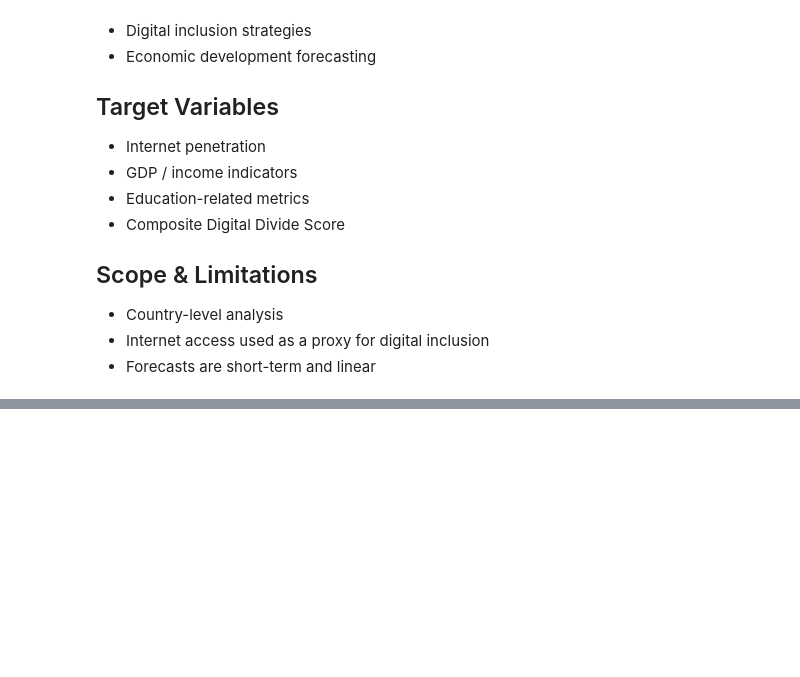
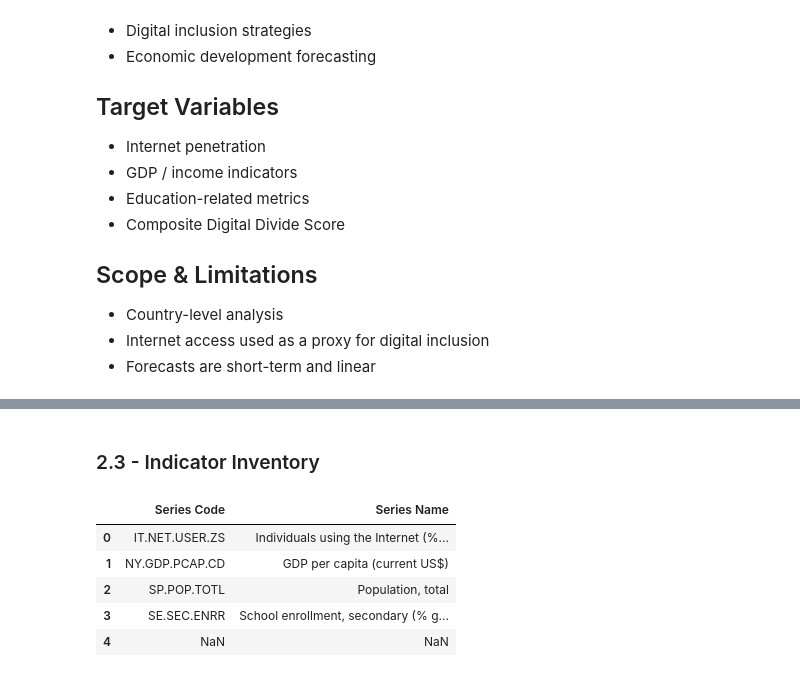
Before and after one commit to Comrade-1729/EDA_MLOPS-Portfolio, a Jupyter notebook: notebooks/03_economic_digital_divide_eda.ipynb, the cells around one changed output, grey strips where cells are left out. Saved outputs shown, nothing was run; the diff lists cells and outputs as text; code cells hidden in the pictures; blank space fills up the shorter version.

```diff
--- a/notebooks/03_economic_digital_divide_eda.ipynb
+++ b/notebooks/03_economic_digital_divide_eda.ipynb
@@ -42,0 +177,17 @@ Current working directory: d:\def_main\Code\MyProjects\eda-mlops-portfolio
+# %% [markdown]
+### 2.3 - Indicator Inventory
+# %%
+indicator_inventory = (
+    df[["Series Code", "Series Name"]]
+    .drop_duplicates()
+    .reset_index(drop=True)
+)
+
+indicator_inventory
+# %% [output]
+|  | Series Code | Series Name |
+| 0 | IT.NET.USER.ZS | Individuals using the Internet (%... |
+| 1 | NY.GDP.PCAP.CD | GDP per capita (current US$) |
+| 2 | SP.POP.TOTL | Population, total |
+| 3 | SE.SEC.ENRR | School enrollment, secondary (% g... |
+| 4 | NaN | NaN |
```
Also changed, not shown: parts of 73 cells of this notebook, 4 other files.
